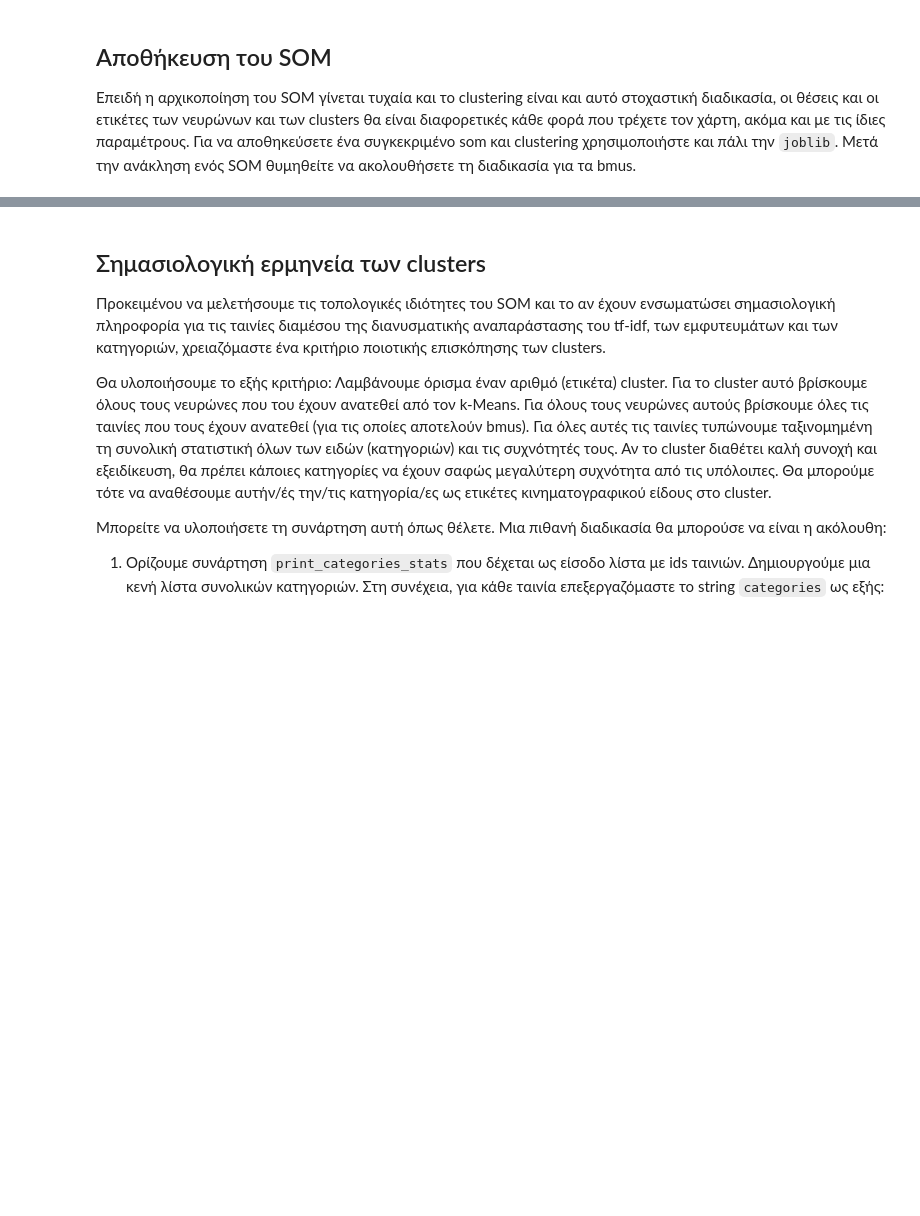
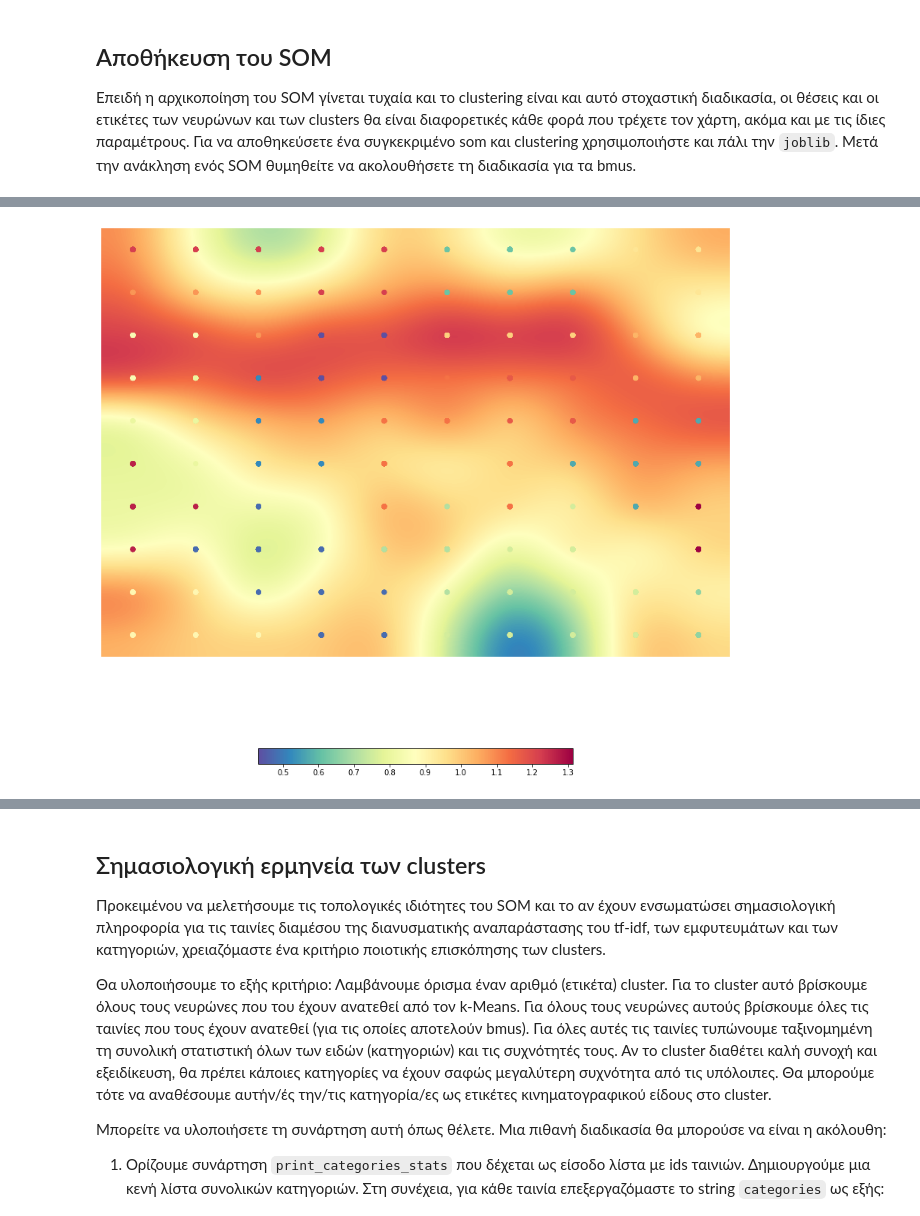
Before and after one commit to michalakos/neural-networks-ntua, a Jupyter notebook: Lab2/NN_Lab2.ipynb, the cells around one changed output, grey strips where cells are left out. Cells and saved outputs as stored; diff of their text form; code cells hidden in the pictures; blank space fills up the shorter version.

```diff
--- a/Lab2/NN_Lab2.ipynb
+++ b/Lab2/NN_Lab2.ipynb
@@ -1352,6 +1364,5 @@ Successfully installed somoclu-1.7.5.1
 Στο σημείο αυτό θα κάνουμε εκπαίδευση του SOM για τις πρώτες 2000 ταινίες του dataset μας και ενός μικρού χάρτη μεγέθους 10x10 ώστε να αξιολογήσουμε τα αποτελέσματά του.
 # %%
 n_rows, n_cols = 10, 10
-som = somoclu.Somoclu(n_cols, n_rows)
-sub_final_set = build_final_set(corpus_tf_idf_2, 2000)
-%time som.train(sub_final_set, epochs=100)
+som_10 = somoclu.Somoclu(n_cols, n_rows)
+final_set_2000 = build_final_set(corpus_tf_idf_2, 2000)
@@ -1361,3 +1369,8 @@ Wall time: 5min 10s
-# %%
-with open('drive/MyDrive/som_2000.dump', 'wb') as fid:
-      pickle.dump(som, fid)
+# %%
+if clean_run:
+  %time som_10.train(final_set_2000, epochs=100)
+  with open('drive/MyDrive/som_10.dump', 'wb') as fid:
+    pickle.dump(som_10, fid)
+else:
+  with open('drive/MyDrive/som_10.dump', 'rb') as fid:
+    som_10 = pickle.load(fid)
@@ -1434,0 +1490,4 @@ array([ 0,  1,  2,  3,  4,  5,  6,  7,  8,  9, 10, 11, 12, 13, 14, 15, 16,
+# %%
+som_10.view_umatrix(bestmatches=True, colorbar=True, figsize=(15, 15))
+# %% [output]
+[figure, added]
```
Also changed, not shown: parts of 148 cells of this notebook.
